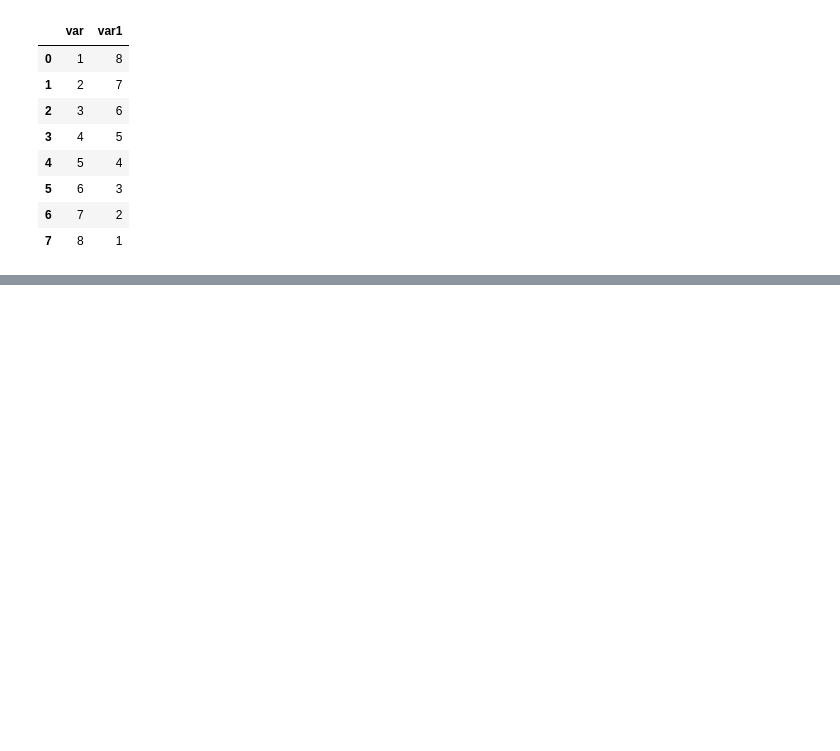
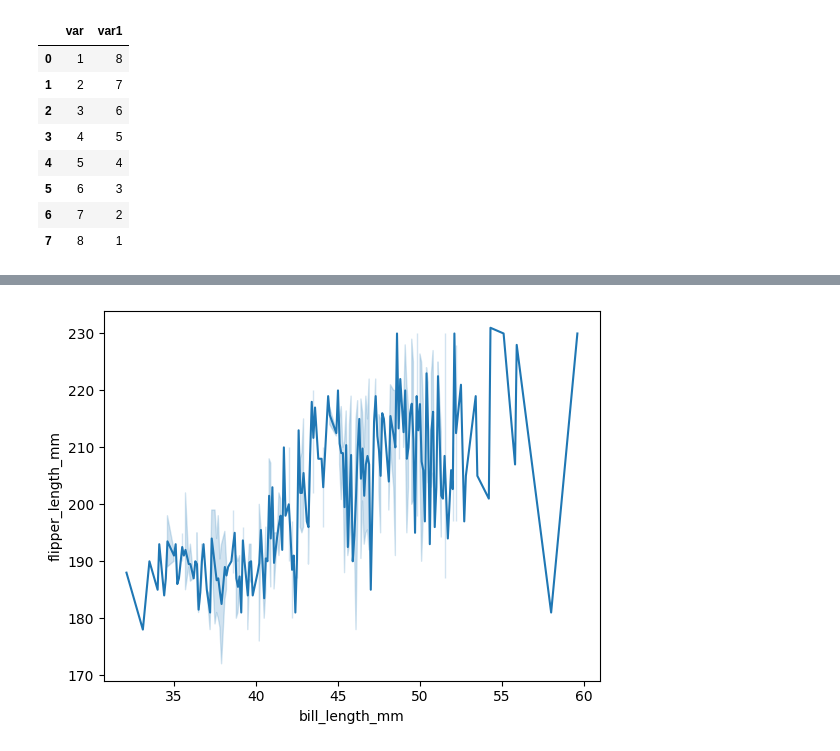
Before and after one commit to RichaSinghhh/Python, a Jupyter notebook: Seaborn.ipynb, the cells around one changed output, grey strips where cells are left out. Drawn from its saved outputs; the diff is of its cells as text; code cells hidden in the pictures; blank space fills up the shorter version.

Commit message:
Seaborn

```diff
--- a/Seaborn.ipynb
+++ b/Seaborn.ipynb
@@ -44,3 +48,7 @@ df
 | 5 | 6 | 3 |
 | 6 | 7 | 2 |
 | 7 | 8 | 1 |
+# %%
+url = "https://raw.githubusercontent.com/mwaskom/seaborn-data/refs/heads/master/penguins.csv"
+df1 = pd.read_csv(url)
+df1
@@ -46,0 +69,5 @@ df
+# %%
+sns.lineplot(x = 'bill_length_mm', y = 'flipper_length_mm', data = df1) #show line graph
+plt.show()
+# %% [output]
+[figure, added]
```
Also changed, not shown: parts of 4 cells of this notebook.
